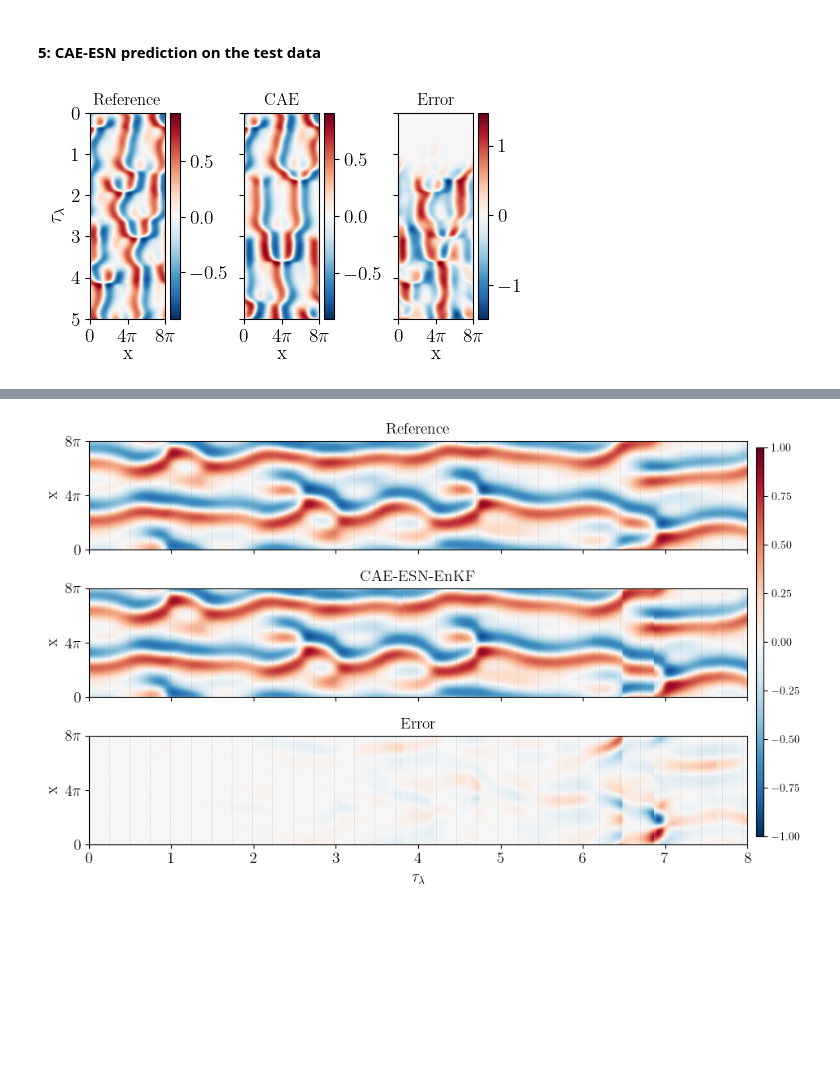
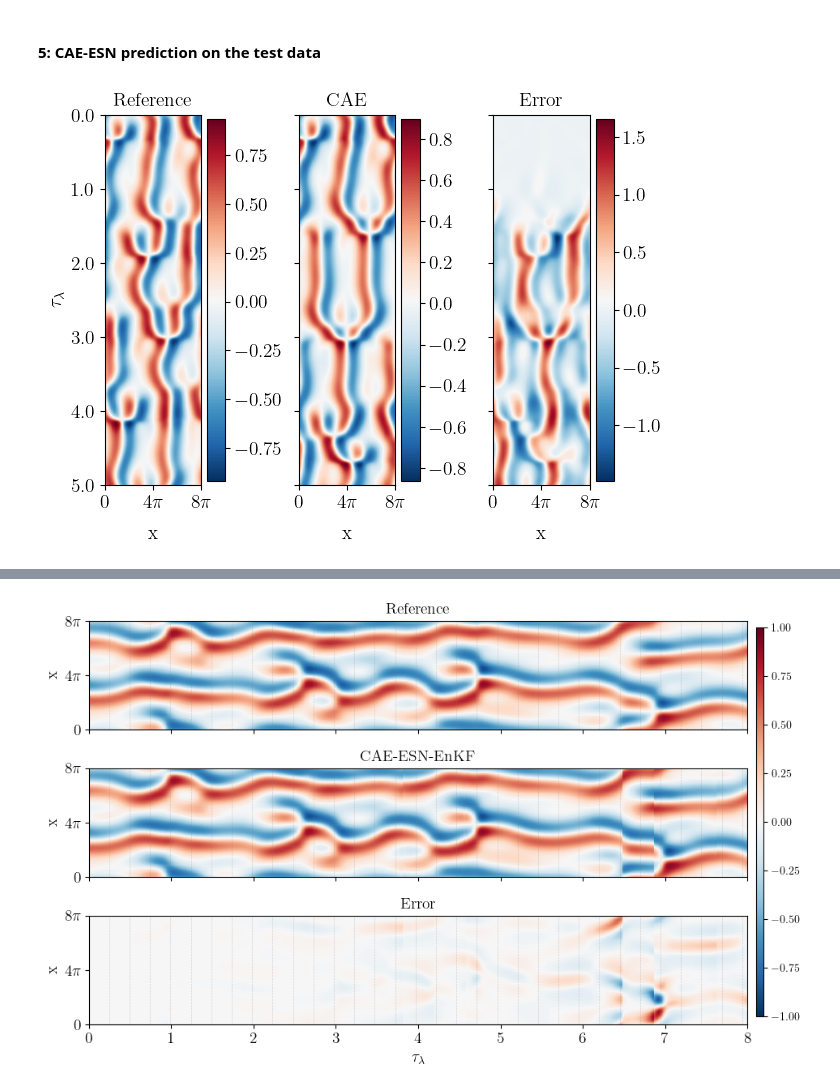
Before and after one commit to MagriLab/DA-CAE-ESN, a Jupyter notebook: tutorial/esn_enkf.ipynb, the cells around one changed output, grey strips where cells are left out. Saved outputs shown, nothing was run; the diff lists cells and outputs as text; code cells hidden in the pictures; blank space fills up the shorter version.

Commit message:
updated notebook for torch wrappers

```diff
--- a/tutorial/esn_enkf.ipynb
+++ b/tutorial/esn_enkf.ipynb
@@ -46,16 +68,12 @@ u_encoded_train, u_encoded_valid, u_encoded_test = train_valid_test_split(U_esn,
 # %%
-total_samples, dim = u_encoded_train.shape
-N_washout = 200
-train_size = min(len(u_encoded_train)-N_washout-101, 100000)#-1001
-val_size = min(len(u_encoded_valid)-101-N_washout, 20001)
-test_N_washout = 100
 # Split the data into different datasets
+N_washout = esn_loaded_dict["N_washout"]
 U_washout = u_encoded_train[:N_washout, ...]
-U_train_input = u_encoded_train[N_washout:N_washout+train_size-1, ...]
-U_train_label = u_encoded_train[N_washout + 1:N_washout+train_size, ...]
-U_val_input = u_encoded_valid[:val_size-1, ...]
-U_val_label = u_encoded_valid[1:val_size, ...]
-U_test_washout = u_encoded_test[:test_N_washout, ...]
+U_train_input = u_encoded_train[N_washout:N_washout+esn_loaded_dict["train_size"]-1, ...]
+U_train_label = u_encoded_train[N_washout + 1:N_washout+esn_loaded_dict["train_size"], ...]
+U_val_input = u_encoded_valid[:esn_loaded_dict["val_size"]-1, ...]
+U_val_label = u_encoded_valid[1:esn_loaded_dict["val_size"], ...]
+U_test_washout = u_encoded_test[:N_washout, ...]
 U_test = u_encoded_test[N_washout:, ...]
 # Print shapes of datasets
 print(f"Training data shape: {U_train_input.shape, U_train_label.shape}")
@@ -128,62 +110,74 @@ cae_model = cae_model.to(device)
 # %%
-
 # Define constants
-N_lyap = int(1/ks_data["lyap"]/(ks_data["dt"]*ks_data["upsample"]))
-N_plot = 5*N_lyap
+N_lyap = int(1 / ks_data["lyap"] / (ks_data["dt"] * ks_data["upsample"]))
+N_plot = 5 * N_lyap
 fs = 14
 cmap = 'RdBu_r'
 
-# Calculate domain length
+# Calculate domain length (not used in plot but could be useful)
 domain_length = 20 * np.pi
 
-# Create subplots
-fig, axs = plt.subplots(nrows=1, ncols=3, figsize=(5,3), sharey=True)  # Changed ncols to 1
+# Create subplots: 1 row, 3 columns, share y-axis
+fig, axs = plt.subplots(nrows=1, ncols=3, sharey=True) # figsize=(12, 4),
 
 N_start = 200
-reservoir, prediction = my_ESN.closed_loop_with_washout(u_encoded_test[N_start:N_start+N_washout, :dim], 15000)
-snapshot_decoded = cae_model.decoder(torch.from_numpy(prediction).float().to(device)).numpy(force=True)
-snapshot = cae_model.decoder(torch.from_numpy( u_encoded_test[N_start+N_washout:N_start+N_washout+15000, :dim]).float().to(device)).numpy(force=True)
 
+# Generate ESN prediction
+reservoir, prediction = my_ESN.closed_loop_with_washout(u_encoded_test[N_start : N_start + N_washout, :], 15000)
+# Decode predicted and true snapshots - convert tensors to numpy properly
+snapshot_decoded = (cae_model.decoder(torch.from_numpy(prediction).float().to(device)).detach().cpu().numpy())
+snapshot = (cae_model.decoder(torch.from_numpy(u_encoded_test[N_start + N_washout : N_start + N_washout + 15000, :]).float().to(device)).detach().cpu().numpy())
 
-# Extract data
+# Extract data for plotting first channel and N_plot timesteps
 data1 = snapshot[:N_plot, 0, :]
 data2 = snapshot_decoded[:N_plot, 0, :]
 data3 = data1 - data2
 
-lyapunov_time = ks_data["lyap"] * np.arange(0, 10000, (ks_data["dt"]*ks_data["upsample"]))
-# Adjust subplot spacing
-plt.subplots_adjust(wspace=-0.05)  #
-# Plot data
+# Generate lyapunov time vector
+lyapunov_time = ks_data["lyap"] * np.arange(0, 10000, ks_data["dt"] * ks_data["upsample"])
+
+# Adjust subplot spacing to avoid overlap
+plt.subplots_adjust(wspace=0.1)
+
+# Plotting loop for Reference, CAE, and Error
 for i, data in enumerate([data1, data2, data3]):
-    axes = axs[i]
-    im = axes.imshow(data, aspect='auto', cmap=cmap,
-                     extent=[0, 2 * 4 * np.pi, int(lyapunov_time[N_plot]), lyapunov_time[0]])
+    ax = axs[i]
 
+    # extent = [x_min, x_max, y_min, y_max]
+    extent = [0, 2 * 4 * np.pi, lyapunov_time[N_plot], lyapunov_time[0]]
+    im = ax.imshow(data, aspect="auto", cmap=cmap, extent=extent)
 
-    axes.set_xlabel('x', fontsize=fs, rotation=0, labelpad=0, y=0.46)
-     # Set y-tick labels and font size
-    axes.set_yticks(axes.get_yticks())  # Ensure yticks are set first
-    axes.set_yticklabels([f'{int(tick)}' for tick in axes.get_yticks()], fontsize=fs)
+    # X axis labels and ticks
+    ax.set_xlabel("x", fontsize=fs, rotation=0, labelpad=10)
+    x_ticks_pos = np.arange(0, 8 * np.pi + 0.01, step=4 * np.pi)
+    ax.set_xticks(x_ticks_pos)
+    ax.set_xticklabels(["0", r"$4\pi$", r"$8\pi$"], fontsize=fs)
+    for tick_label in ax.get_xticklabels():
+        tick_label.set_ha("center")
+        tick_label.set_x(tick_label.get_position()[0])  # reset x pos if needed
 
-    axes.yaxis.tick_left()
-    axes.set_xticks(np.arange(0, 8 * np.pi + 0.01, step=(1 * 4 * np.pi)), ['0', r'$4\pi$', r'8$\pi$'],
-                    fontsize=fs)
-    for tick_label in axes.get_xticklabels():
-        tick_label.set_ha('center')
-        tick_label.set_x(-0.05)
+    # Y axis ticks and labels, font size
+    ax.set_yticks(ax.get_yticks())
+    ax.set_yticklabels([f"{t:.1f}" for t in ax.get_yticks()], fontsize=fs)
+    ax.yaxis.tick_left()
 
-    cbar = fig.colorbar(im, ax=axes)
+    # Add colorbar with adjusted font size
+    cbar = fig.colorbar(im, ax=ax)
     cbar.ax.tick_params(labelsize=fs)
 
-axs[0].set_ylabel(r'$\tau_{\lambda}$', fontsize=fs)
-axs[0].set_title("Reference")
-axs[1].set_title("CAE")
-axs[2].set_title("Error")
-# Show or save plot
+# Y-axis label only on first subplot
+axs[0].set_ylabel(r"$\tau_{\lambda}$", fontsize=fs)
+# Titles
+axs[0].set_title("Reference", fontsize=fs)
+axs[1].set_title("CAE", fontsize=fs)
+axs[2].set_title("Error", fontsize=fs)
+
 plt.tight_layout()
+# Optional: save figure
 # plt.savefig("../images/cae-esn.png", dpi=100)
+plt.show()
 # %% [output]
-[figure, old version]
+[figure, new version]
 # %%
 sys.path.append('../')
 from src.data_assimilation.enkf import EnKF
```
Also changed, not shown: parts of 10 cells of this notebook, 1 other file.
